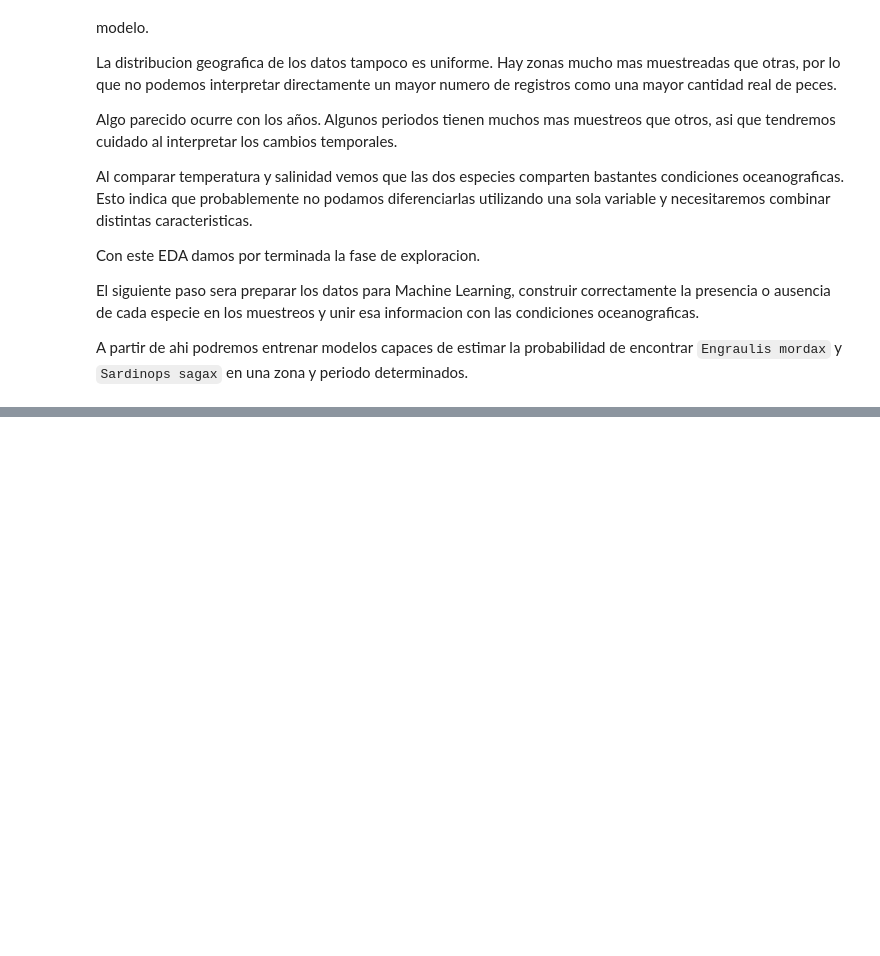
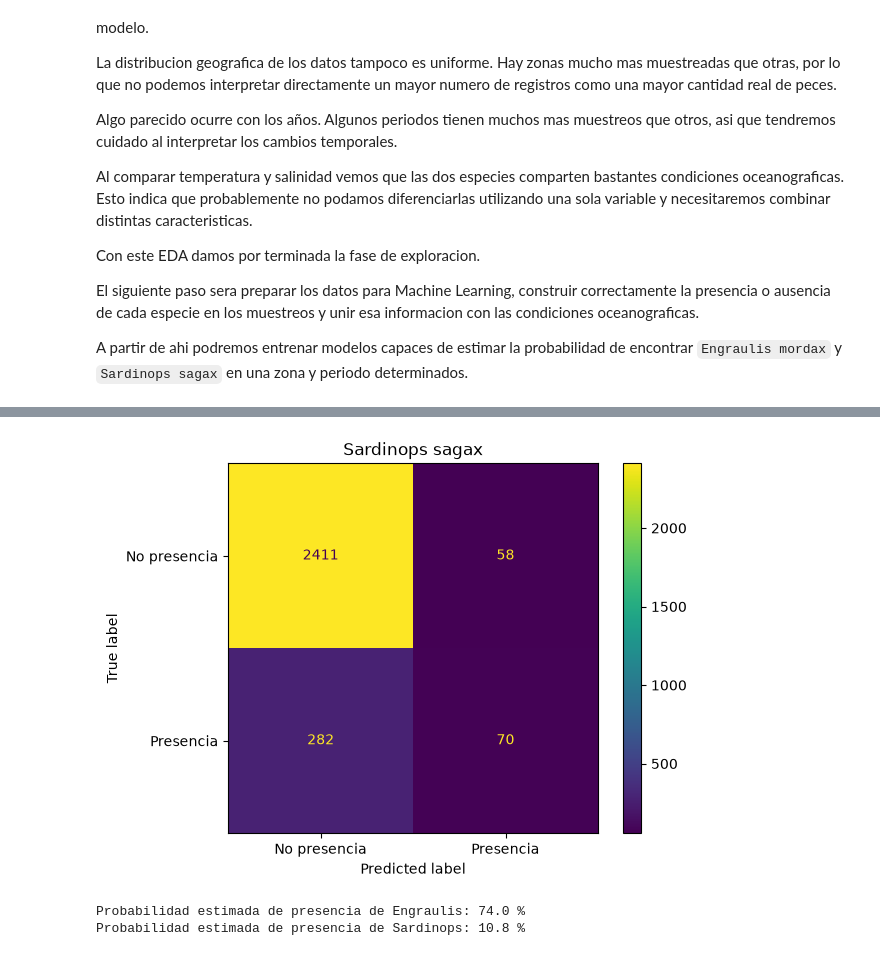
Before and after one commit to 4GeeksAcademy/proyecto-final-data-science--ECS, a Jupyter notebook: notebooks/individuales/sergio_proyecto_limpio.ipynb, the cells around one changed output, grey strips where cells are left out. Drawn from its saved outputs; the diff is of its cells as text; code cells hidden in the pictures; blank space fills up the shorter version.

```diff
--- a/notebooks/individuales/sergio.ipynb
+++ b/notebooks/individuales/sergio_proyecto_limpio.ipynb
@@ -1677,0 +1247,13 @@ dataset_ml.to_csv(
+# %%
+# 8. Train/test para Sardinops
+
+X_train_s, X_test_s, y_train_s, y_test_s = train_test_split(
+    X,
+    y_sardinops,
+    test_size=0.2,
+    random_state=42,
+    stratify=y_sardinops
+)
+
+print("Train Sardinops:", X_train_s.shape)
+print("Test Sardinops:", X_test_s.shape)
@@ -1677,0 +1263,14 @@ dataset_ml.to_csv(
+# %%
+# 9. Modelo Sardinops
+
+modelo_sardinops = DecisionTreeClassifier(
+    max_depth=5,
+    random_state=42
+)
+
+modelo_sardinops.fit(
+    X_train_s,
+    y_train_s
+)
+
+pred_sardinops = modelo_sardinops.predict(X_test_s)
@@ -1677,0 +1307,41 @@ dataset_ml.to_csv(
+# %%
+# 11. Matriz de confusión Sardinops
+
+matriz_sardinops = confusion_matrix(
+    y_test_s,
+    pred_sardinops
+)
+
+disp = ConfusionMatrixDisplay(
+    confusion_matrix=matriz_sardinops,
+    display_labels=["No presencia", "Presencia"]
+)
+
+disp.plot()
+
+plt.title("Sardinops sagax")
+plt.show()
+# %% [output]
+[figure, added]
+# %%
+# 12. Probabilidad estimada para un ejemplo
+
+ejemplo = X.iloc[[0]]
+
+prob_engraulis = modelo_engraulis.predict_proba(ejemplo)[0][1]
+prob_sardinops = modelo_sardinops.predict_proba(ejemplo)[0][1]
+
+print(
+    "Probabilidad estimada de presencia de Engraulis:",
+    round(prob_engraulis * 100, 1),
+    "%"
+)
+
+print(
+    "Probabilidad estimada de presencia de Sardinops:",
+    round(prob_sardinops * 100, 1),
+    "%"
+)
+# %% [output]
+Probabilidad estimada de presencia de Engraulis: 74.0 %
+Probabilidad estimada de presencia de Sardinops: 10.8 %
```
Also changed, not shown: parts of 73 cells of this notebook, 8 other files.
